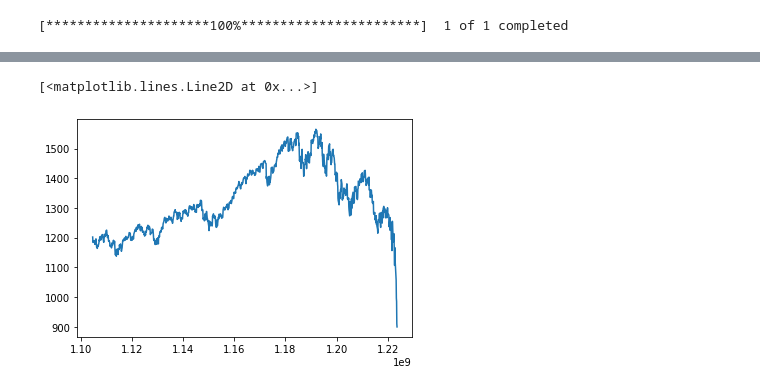
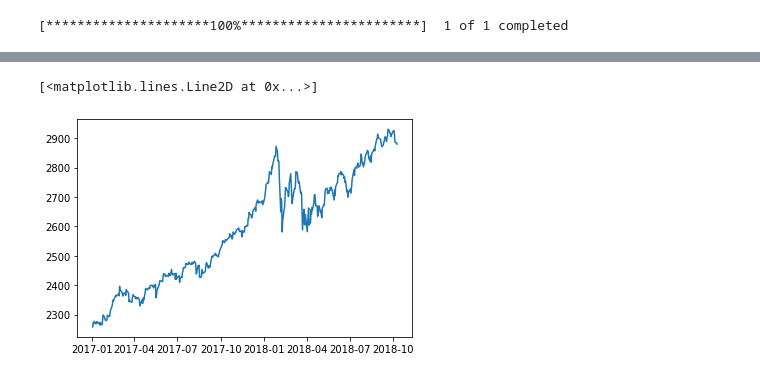
Before and after one commit to stephenhky/IPythonNotebooks, a Jupyter notebook: lppl/fit_real_data.ipynb, the cells around one changed output, grey strips where cells are left out. Cells and saved outputs as stored; diff of their text form; code cells hidden in the pictures.

Commit message:
real data working fit

```diff
--- a/lppl/fit_real_data.ipynb
+++ b/lppl/fit_real_data.ipynb
@@ -6,6 +6,6 @@ from finsim.data import get_yahoofinance_data
 
 from lppl.fit import LPPLModel
 # %%
-symdf = get_yahoofinance_data('^GSPC', '2005-01-01', '2008-10-11')
+symdf = get_yahoofinance_data('^GSPC', '2017-01-01', '2018-10-09')
 # %% [output]
 [*********************100%***********************]  1 of 1 completed
@@ -29,7 +12,7 @@ symdf
 # %%
-plt.plot(symdf['TimeStamp'].map(lambda ts: ts.timestamp()), symdf['Close'])
+plt.plot(symdf['TimeStamp'], symdf['Close'])
 # %% [output]
 [<matplotlib.lines.Line2D at 0x...>]
-[figure, old version]
+[figure, new version]
 # %%
 fitted_lppl_model = LPPLModel()
```
Also changed, not shown: parts of 6 cells of this notebook, 1 other file.
